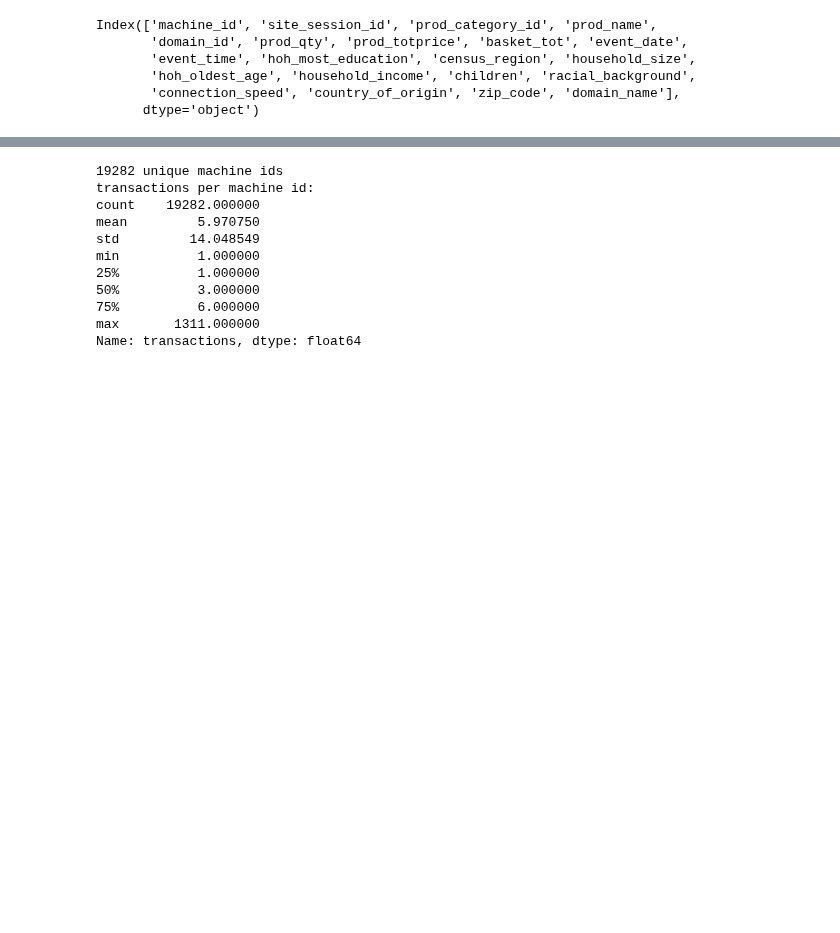
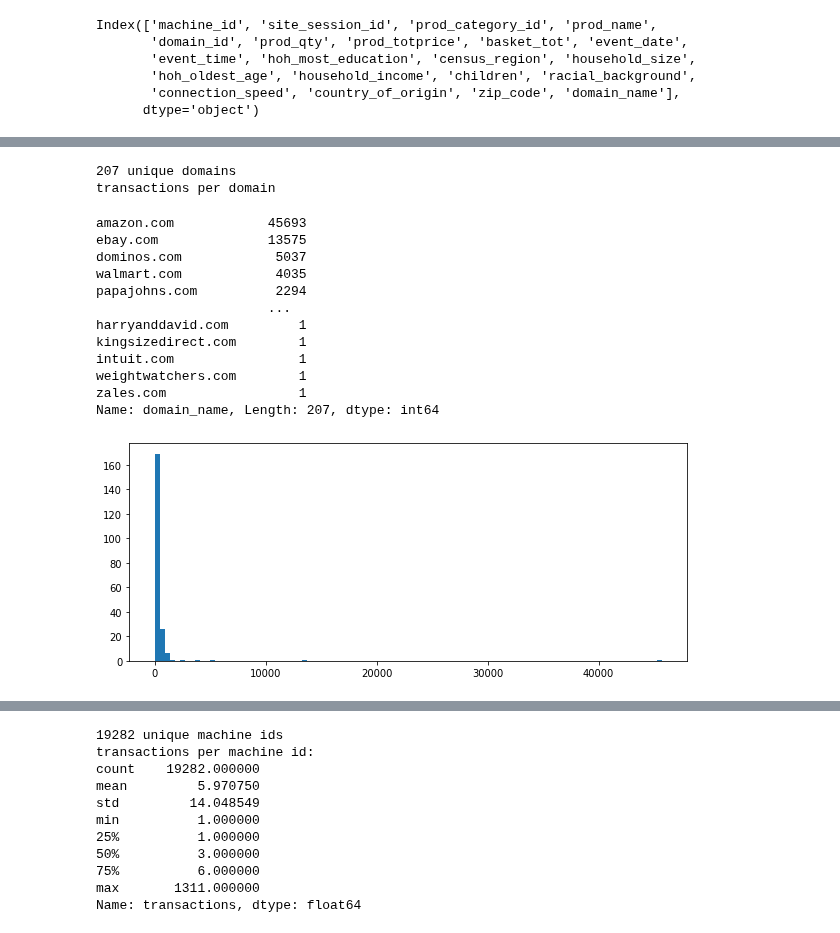
Before and after one commit to aberke/floc-analysis, a Jupyter notebook: notebooks/transactions_explore.ipynb, the cells around one changed output, grey strips where cells are left out. Saved outputs shown, nothing was run; the diff lists cells and outputs as text; code cells hidden in the pictures; blank space fills up the shorter version.

```diff
--- a/notebooks/transactions_explore.ipynb
+++ b/notebooks/transactions_explore.ipynb
@@ -16,0 +57,22 @@ Index(['machine_id', 'site_session_id', 'prod_category_id', 'prod_name',
+# %%
+print('%s unique domains' % transactions_df['domain_name'].nunique())
+print('transactions per domain')
+fig,ax = plt.subplots(1,1, figsize=(10,4))
+_ = ax.hist(transactions_df['domain_name'].value_counts().values, bins=100)
+transactions_df['domain_name'].value_counts()
+# %% [output]
+207 unique domains
+transactions per domain
+amazon.com            45693
+ebay.com              13575
+dominos.com            5037
+walmart.com            4035
+papajohns.com          2294
+                      ...
+harryanddavid.com         1
+kingsizedirect.com        1
+intuit.com                1
+weightwatchers.com        1
+zales.com                 1
+Name: domain_name, Length: 207, dtype: int64
+[figure, added]
```
Also changed, not shown: parts of 11 cells of this notebook.
